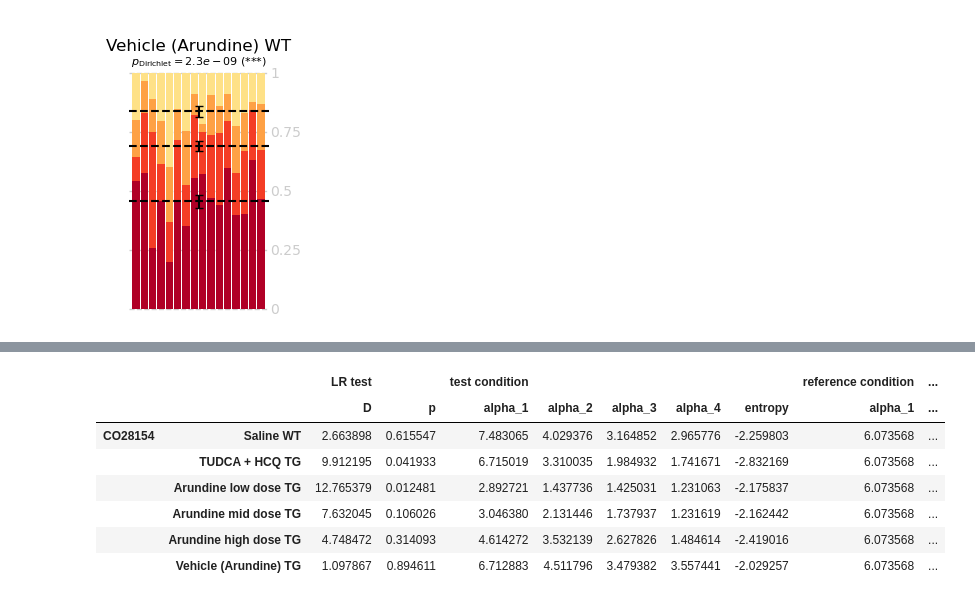
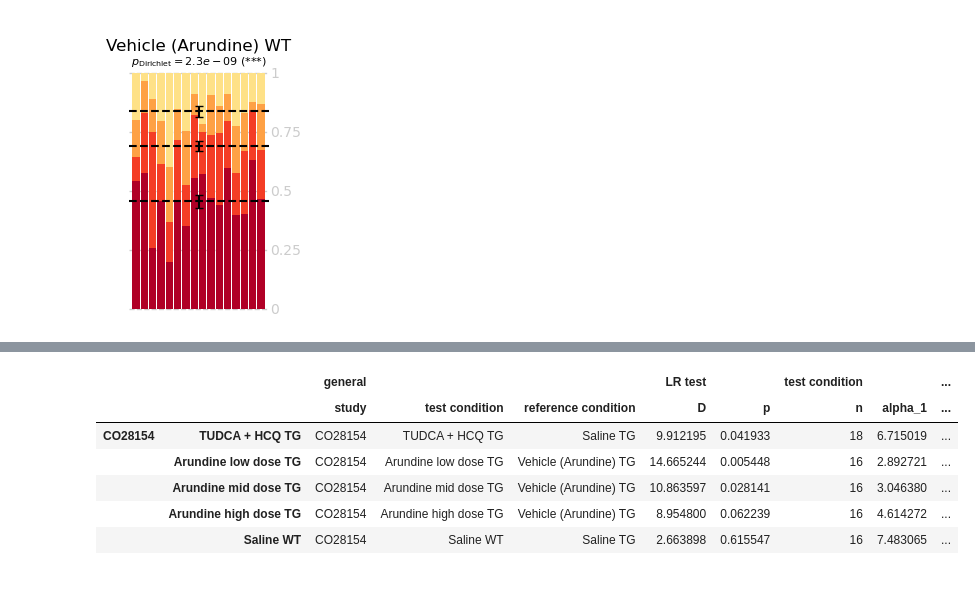
Before and after one commit to attilagk/CTNS-notebook, a Jupyter notebook: 2024-06-26-mwm-test-probe-CO28154/2024-06-26-mwm-test-probe-CO28154.ipynb, the cells around one changed output, grey strips where cells are left out. Cells and saved outputs as stored; diff of their text form; code cells hidden in the pictures.

```diff
--- a/2024-06-26-mwm-test-probe-CO28154/2024-06-26-mwm-test-probe-CO28154.ipynb
+++ b/2024-06-26-mwm-test-probe-CO28154/2024-06-26-mwm-test-probe-CO28154.ipynb
@@ -285,23 +289,21 @@ results_CO28152
 # %%
-test_conditions_CO28154 = [
-    'Saline WT',
-    'TUDCA + HCQ TG',
-    'Arundine low dose TG',
-    'Arundine mid dose TG',
-    'Arundine high dose TG',
-    'Vehicle (Arundine) TG',
-]
+comparisons_CO28154 = np.array([
+    ['TUDCA + HCQ TG', 'Saline TG'],
+    ['Arundine low dose TG', 'Vehicle (Arundine) TG'],
+    ['Arundine mid dose TG', 'Vehicle (Arundine) TG'],
+    ['Arundine high dose TG', 'Vehicle (Arundine) TG'],
+    ['Saline WT', 'Saline TG'],
+])
 
-results_CO28154 = test_same_distro(test_conditions_CO28154, ref_cond='Saline TG', data=data_CO28154, study='CO28154')
+results_CO28154 = test_same_distro(comparisons_CO28154, data=data_CO28154, study='CO28154')
 results_CO28154
 # %% [output]
-|  |  | LR test |  | test condition |  |  |  |  | reference condition | ... |
-|  |  | D | p | alpha_1 | alpha_2 | alpha_3 | alpha_4 | entropy | alpha_1 | ... |
-| CO28154 | Saline WT | 2.663898 | 0.615547 | 7.483065 | 4.029376 | 3.164852 | 2.965776 | -2.259803 | 6.073568 | ... |
-|  | TUDCA + HCQ TG | 9.912195 | 0.041933 | 6.715019 | 3.310035 | 1.984932 | 1.741671 | -2.832169 | 6.073568 | ... |
-|  | Arundine low dose TG | 12.765379 | 0.012481 | 2.892721 | 1.437736 | 1.425031 | 1.231063 | -2.175837 | 6.073568 | ... |
-|  | Arundine mid dose TG | 7.632045 | 0.106026 | 3.046380 | 2.131446 | 1.737937 | 1.231619 | -2.162442 | 6.073568 | ... |
-|  | Arundine high dose TG | 4.748472 | 0.314093 | 4.614272 | 3.532139 | 2.627826 | 1.484614 | -2.419016 | 6.073568 | ... |
-|  | Vehicle (Arundine) TG | 1.097867 | 0.894611 | 6.712883 | 4.511796 | 3.479382 | 3.557441 | -2.029257 | 6.073568 | ... |
+|  |  | general |  |  | LR test |  | test condition |  | ... |
+|  |  | study | test condition | reference condition | D | p | n | alpha_1 | ... |
+| CO28154 | TUDCA + HCQ TG | CO28154 | TUDCA + HCQ TG | Saline TG | 9.912195 | 0.041933 | 18 | 6.715019 | ... |
+|  | Arundine low dose TG | CO28154 | Arundine low dose TG | Vehicle (Arundine) TG | 14.665244 | 0.005448 | 16 | 2.892721 | ... |
+|  | Arundine mid dose TG | CO28154 | Arundine mid dose TG | Vehicle (Arundine) TG | 10.863597 | 0.028141 | 16 | 3.046380 | ... |
+|  | Arundine high dose TG | CO28154 | Arundine high dose TG | Vehicle (Arundine) TG | 8.954800 | 0.062239 | 16 | 4.614272 | ... |
+|  | Saline WT | CO28154 | Saline WT | Saline TG | 2.663898 | 0.615547 | 16 | 7.483065 | ... |
 # %%
 results = pd.concat([results_CO26990, results_CO28152, results_CO28154], axis=0)
```
Also changed, not shown: parts of 6 cells of this notebook.
